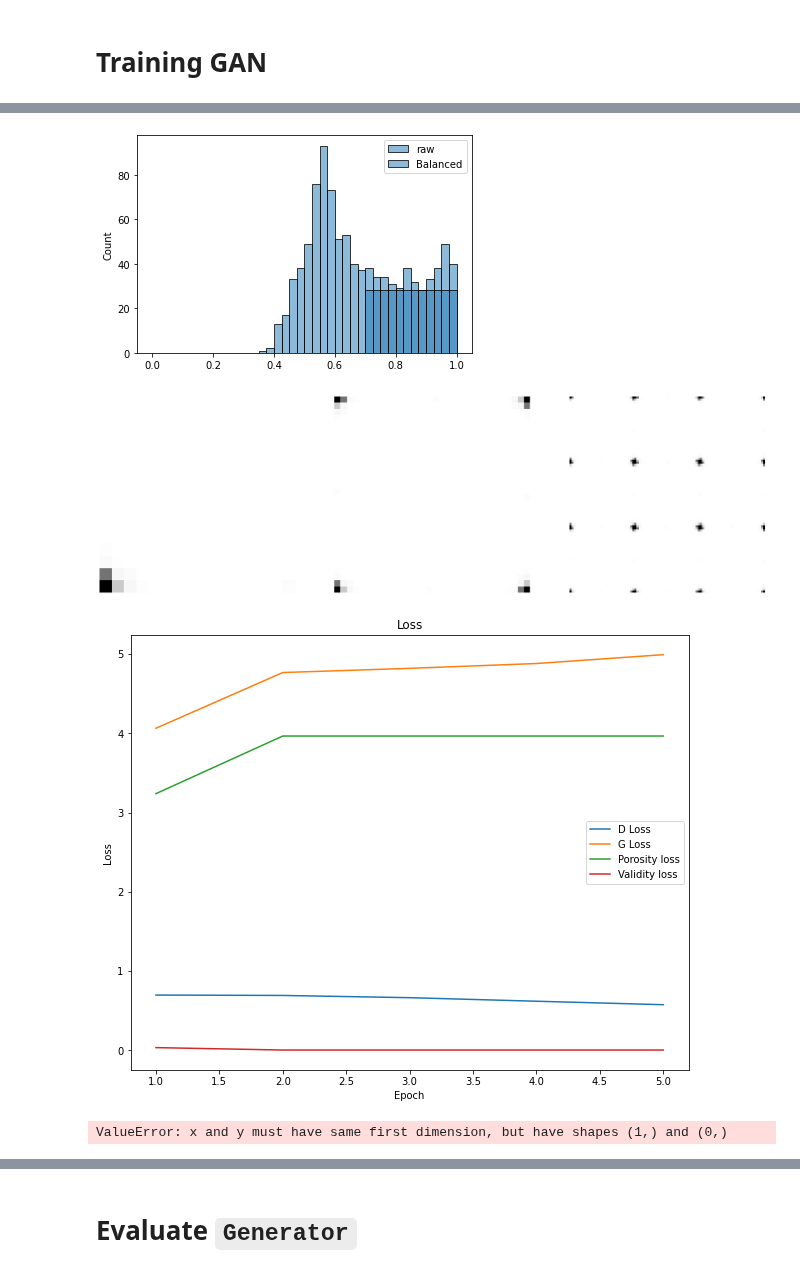
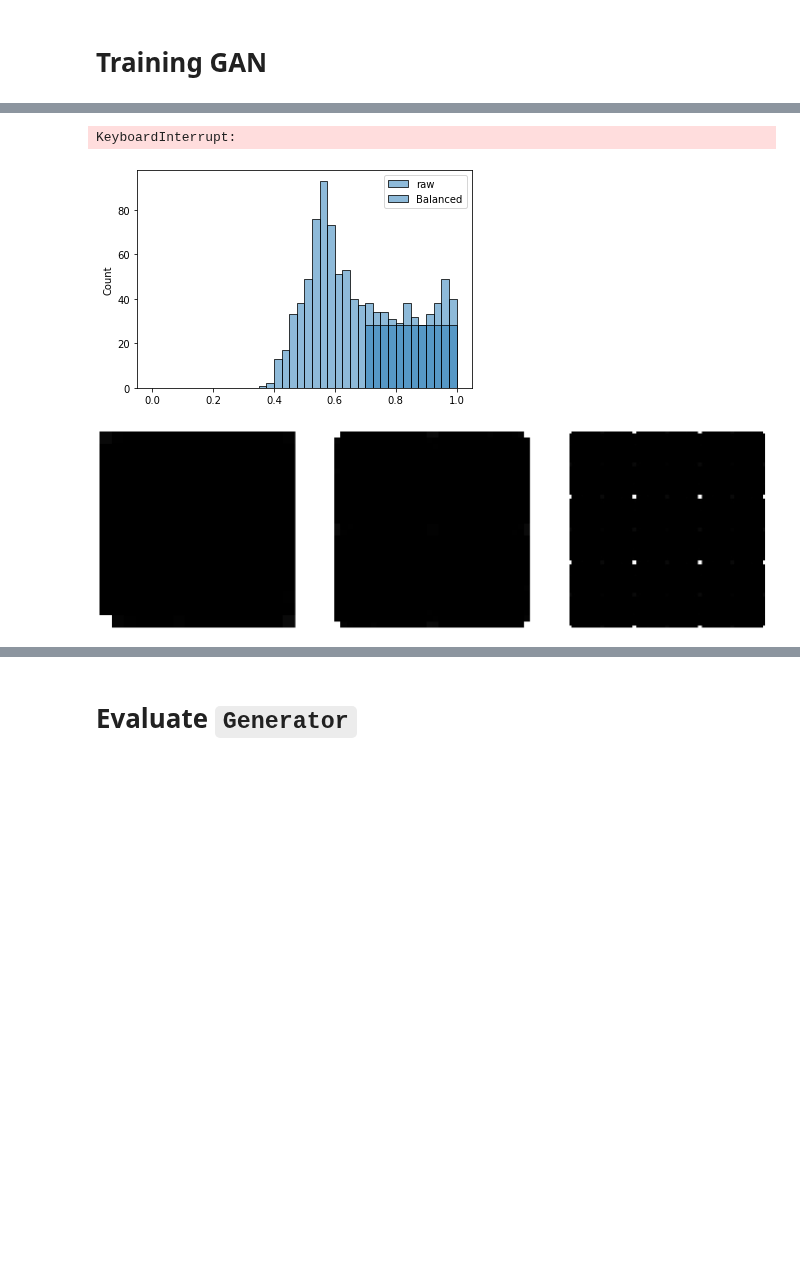
Before and after one commit to lucascbarbosa/INT, a Jupyter notebook: Manufatura Aditiva/Simulacao-GAN/pipeline/3- Machine_learning/GAN/GANv4.ipynb, the cells around one changed output, grey strips where cells are left out. Cells and saved outputs as stored; diff of their text form; code cells hidden in the pictures; blank space fills up the shorter version.

```diff
--- a/Manufatura Aditiva/Simulacao-GAN/pipeline/3- Machine_learning/GAN/GANv4.ipynb
+++ b/Manufatura Aditiva/Simulacao-GAN/pipeline/3- Machine_learning/GAN/GANv4.ipynb
@@ -454,7 +456,7 @@ def train_GAN(X, y, G_model, D_model, GAN_model, input_G, porosity, tol_porosity
                 D_loss = D_loss[0]
 
         else:
-            X_real,y_real = generate_real_samples(X,half_batch)
+            X_real,y_real = generate_real_samples(X,y,half_batch)
             X_fake,y_fake = generate_fake_samples(G_model,input_G,half_batch,sampling_method)
 
             if verbose_loss:
@@ -568,7 +570,7 @@ def train_GAN(X, y, G_model, D_model, GAN_model, input_G, porosity, tol_porosity
 
             if verbose_acc:
                 os.system('cls')
-                print('>Epoch: %i Porosity match: %.0f%% real: %.0f%% fake: %.0f%%' % (i+1, por_match*100, acc_real*100, acc_fake*100))
+                print('>Epoch: %i Porosity match: %.0f%% Std: %.0f real: %.0f%% fake: %.0f%%' % (i+1, std, por_match*100, acc_real*100, acc_fake*100))
 
         # save geometry
         if (i+1) % 5 == 0:
@@ -648,12 +650,12 @@ output_D = 1
 # training parameters
 sampling_method = 'normal'
 loss = 'bce'
-num_epochs = 5
+num_epochs = 300
 batch_size = 64
 lr = 1e-4
 alpha_por = 2e-4 #2e-4
-alpha_val = 5e-1 #2e-1
-vstack=True
+alpha_val = 2e-1 #2e-1
+vstack=False
 
 # style loss parameters
 porosity = 0.55
@@ -694,4 +696,3 @@ It was originally created here:
+KeyboardInterrupt:
 [figure]
-[figure, old version]
+[figure, new version]
-[figure, removed]
-ValueError: x and y must have same first dimension, but have shapes (1,) and (0,)
```
Also changed, not shown: parts of 7 cells of this notebook, 8 other files.
